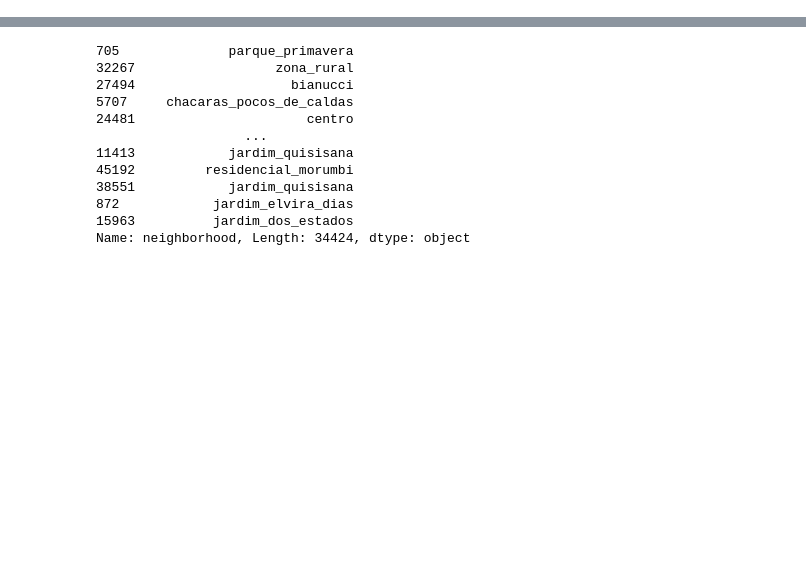
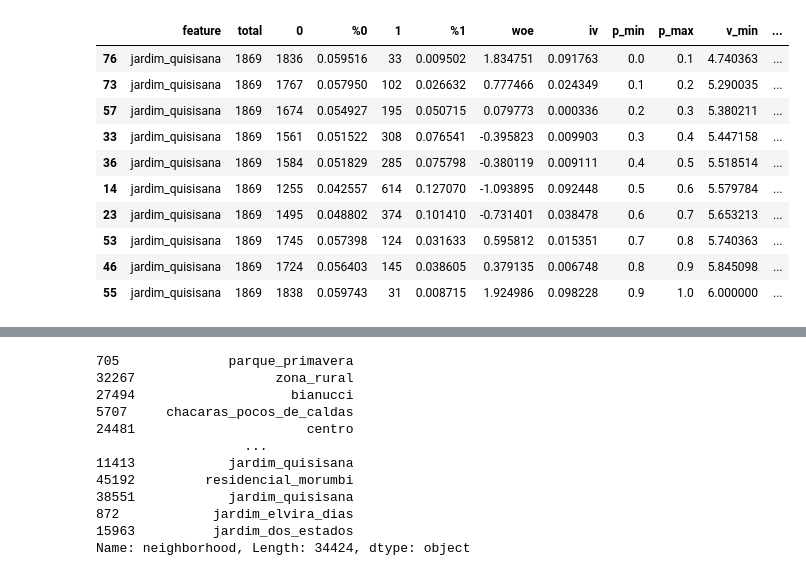
Before and after one commit to emdemor/model-pc-house-prices, a Jupyter notebook: main.ipynb, the cells around one changed output, grey strips where cells are left out. Saved outputs shown, nothing was run; the diff lists cells and outputs as text; code cells hidden in the pictures; blank space fills up the shorter version.

```diff
--- a/main.ipynb
+++ b/main.ipynb
@@ -110,0 +234,14 @@ df  =df[~np.isinf(df['iv'])]
+# %%
+data_temp
+# %% [output]
+|  | feature | total | 0 | %0 | 1 | %1 | woe | iv | p_min | p_max | v_min | ... |
+| 76 | jardim_quisisana | 1869 | 1836 | 0.059516 | 33 | 0.009502 | 1.834751 | 0.091763 | 0.0 | 0.1 | 4.740363 | ... |
+| 73 | jardim_quisisana | 1869 | 1767 | 0.057950 | 102 | 0.026632 | 0.777466 | 0.024349 | 0.1 | 0.2 | 5.290035 | ... |
+| 57 | jardim_quisisana | 1869 | 1674 | 0.054927 | 195 | 0.050715 | 0.079773 | 0.000336 | 0.2 | 0.3 | 5.380211 | ... |
+| 33 | jardim_quisisana | 1869 | 1561 | 0.051522 | 308 | 0.076541 | -0.395823 | 0.009903 | 0.3 | 0.4 | 5.447158 | ... |
+| 36 | jardim_quisisana | 1869 | 1584 | 0.051829 | 285 | 0.075798 | -0.380119 | 0.009111 | 0.4 | 0.5 | 5.518514 | ... |
+| 14 | jardim_quisisana | 1869 | 1255 | 0.042557 | 614 | 0.127070 | -1.093895 | 0.092448 | 0.5 | 0.6 | 5.579784 | ... |
+| 23 | jardim_quisisana | 1869 | 1495 | 0.048802 | 374 | 0.101410 | -0.731401 | 0.038478 | 0.6 | 0.7 | 5.653213 | ... |
+| 53 | jardim_quisisana | 1869 | 1745 | 0.057398 | 124 | 0.031633 | 0.595812 | 0.015351 | 0.7 | 0.8 | 5.740363 | ... |
+| 46 | jardim_quisisana | 1869 | 1724 | 0.056403 | 145 | 0.038605 | 0.379135 | 0.006748 | 0.8 | 0.9 | 5.845098 | ... |
+| 55 | jardim_quisisana | 1869 | 1838 | 0.059743 | 31 | 0.008715 | 1.924986 | 0.098228 | 0.9 | 1.0 | 6.000000 | ... |
```
Also changed, not shown: parts of 31 cells of this notebook, 4 other files.
